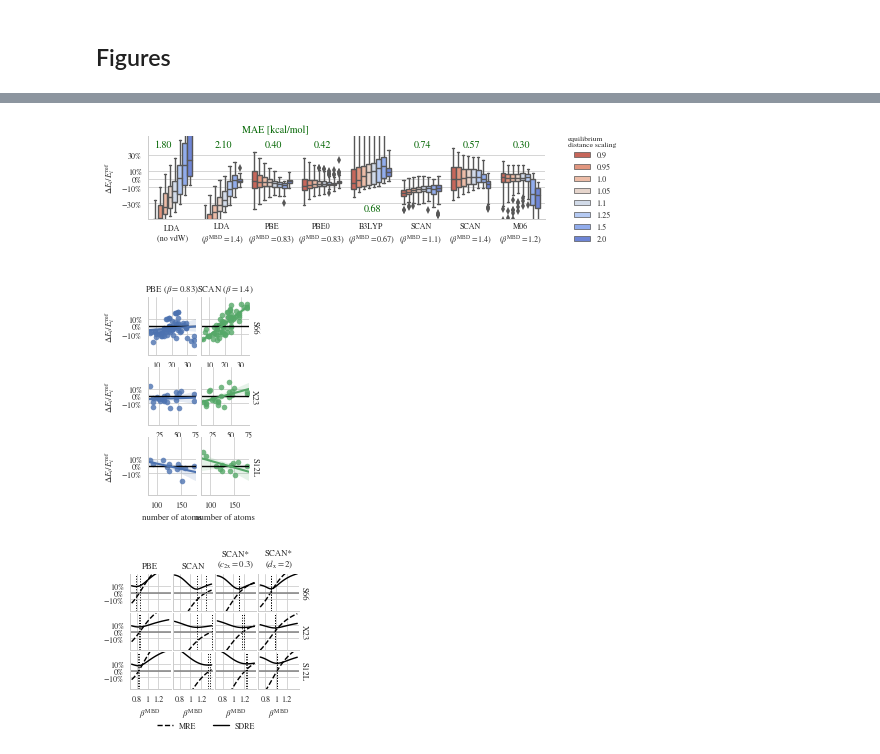
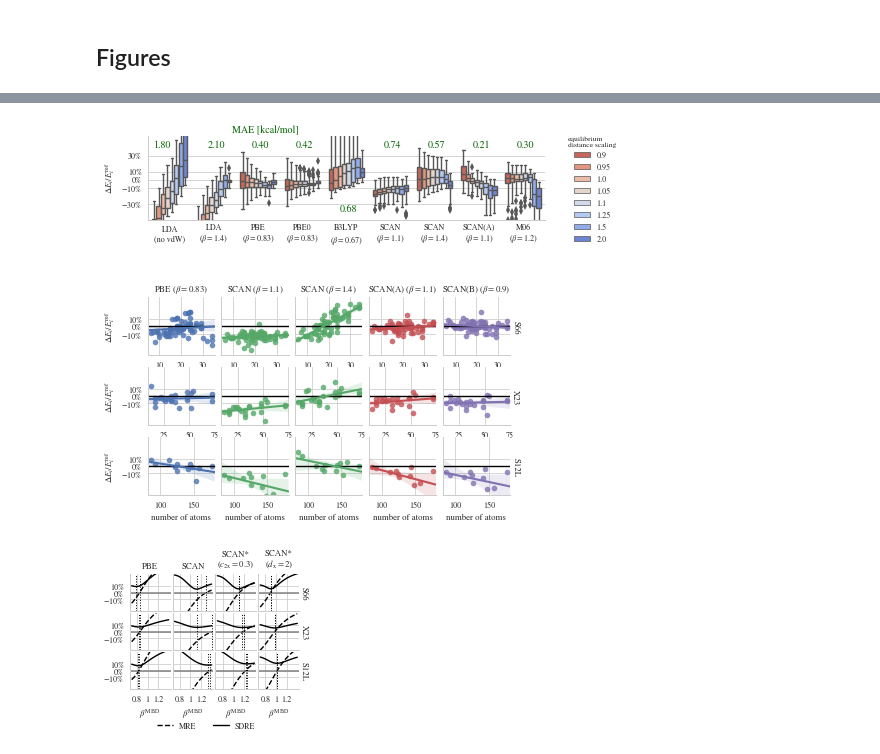
Before and after one commit to azag0/dft-vdw-range, a Jupyter notebook: src/2017-05-05-figures.ipynb, the cells around one changed output, grey strips where cells are left out. Saved outputs shown, nothing was run; the diff lists cells and outputs as text; code cells hidden in the pictures.

Commit message:
add SCAN* to S66 analysis and flakes #alex

```diff
--- a/src/2017-05-05-figures.ipynb
+++ b/src/2017-05-05-figures.ipynb
@@ -119,7 +119,8 @@ stats = pd.concat([merge_scf_vdw(
     'mbd', ('S66x8', slice(None), 1.), (xc,), (6, beta), 'a beta'.split()
 ).reset_index() for xc, beta in [
     ('lda', 10.), ('lda', 1.4), ('pbe', .83), ('pbe0', .83),
-    ('b3lyp', .67), ('scan', 1.1), ('scan', 1.4), ('m06', 1.2)
+    ('b3lyp', .67), ('scan', 1.1), ('scan', 1.4), ('m06', 1.2),
+    ('scan(a)', 1.1), ('scan(b)', 0.9), ('scan(c)', 1.1)
 ]]).groupby(['xc', 'beta']).apply(get_stat)
 stats
 # %% [output]
@@ -136,9 +139,0 @@ stats
-# %%
-stats = pd.concat([merge_scf_vdw(
-    'mbd', ('S66x8', slice(None), 1.), (xc,), (6, beta), 'a beta'.split()
-).reset_index() for xc, beta in [
-    ('lda', 10.), ('lda', 1.4), ('pbe', .83), ('pbe0', .83),
-    ('b3lyp', .67), ('scan', 1.1), ('scan', 1.4), ('m06', 1.2),
-    ('scan(a)', 1.1), ('scan(b)', 0.9)
-]]).groupby(['xc', 'beta']).apply(get_stat)
-stats
@@ -158,12 +140,13 @@ stats
 # %%
 def get_name(row):
     name = row['xc'].upper()
-    name += '\n({})'.format(f'$\\beta^\\mathrm{{MBD}}={row["beta"]}$' if row['beta'] != 10. else 'no vdW')
+    name += '\n({})'.format(f'$\\beta={row["beta"]}$' if row['beta'] != 10. else 'no vdW')
     return name
 
 keys = [
     ('lda', 10.), ('lda', 1.4), ('pbe', .83), ('pbe0', .83),
-    ('b3lyp', .67), ('scan', 1.1), ('scan', 1.4), ('m06', 1.2)
+    ('b3lyp', .67), ('scan', 1.1), ('scan', 1.4), ('scan(a)', 1.1),
+    ('m06', 1.2),
 ]
 
 with sns.color_palette(list(reversed(sns.color_palette('coolwarm', 8)))):
@@ -198,7 +181,7 @@ for i, key in enumerate(keys):
 g.ax.text(1.4, .58, 'MAE [kcal/mol]', color='darkgreen')
 savefig('s66-dists')
 # %% [output]
-[figure, old version]
+[figure, new version]
 # %%
 def regplot(*args, **kwargs):
     sns.plt.axhline(color='black')
@@ -210,35 +193,35 @@ def get_name(row):
     name += ' ({})'.format(f'$\\beta={row["beta"]}$' if row['beta'] != 10. else 'no vdW')
     return name
 
 g = sns.FacetGrid(
     data=pd.concat([merge_scf_vdw(
         'mbd', ('S66x8 S12L X23'.split(), slice(None), 1.), (xc,), (6, beta), 'a beta'.split()
     ).reset_index() for xc, beta in [
-        ('pbe', .83), ('scan', 1.4)
+        ('pbe', .83), ('scan', 1.1), ('scan', 1.4), ('scan(a)', 1.1), ('scan(b)', 0.9)
     ]]).assign(XC=lambda x: x.apply(get_name, axis=1))
     .rename(columns={'natoms': 'number of atoms', 'name': 'dataset'})
     .replace('S66x8', 'S66'),
     col='XC',
     row_order='S66 X23 S12L'.split(),
     row='dataset',
     hue='xc',
     size=1.2,
     margin_titles=True,
     sharex=False,
 ).map(regplot, 'number of atoms', 'reldelta')
 sns.plt.ylim(-.4, .4)
 g.set_ylabels(r'$\Delta E_i/E_i^\mathrm{ref}$')
 yticks = [-.1, 0, .1]
 g.set(yticks=yticks)
 # g.set_xticklabels(xticks)
 g.set_yticklabels(['$-10\%$', '0%', '10%'])
 for ax in g.axes.flat:
     sns.plt.setp(ax.texts, text='')
 g.set_titles(col_template='{col_name}', row_template='{row_name}')
 g.fig.subplots_adjust(wspace=.1, hspace=.2)
 savefig('size-dependence')
 # %% [output]
-[figure, old version]
+[figure, new version]
 # %%
 def plot_stat(**kwargs):
     global line1, line2
```
Also changed, not shown: parts of 3 cells of this notebook, 10 other files.
